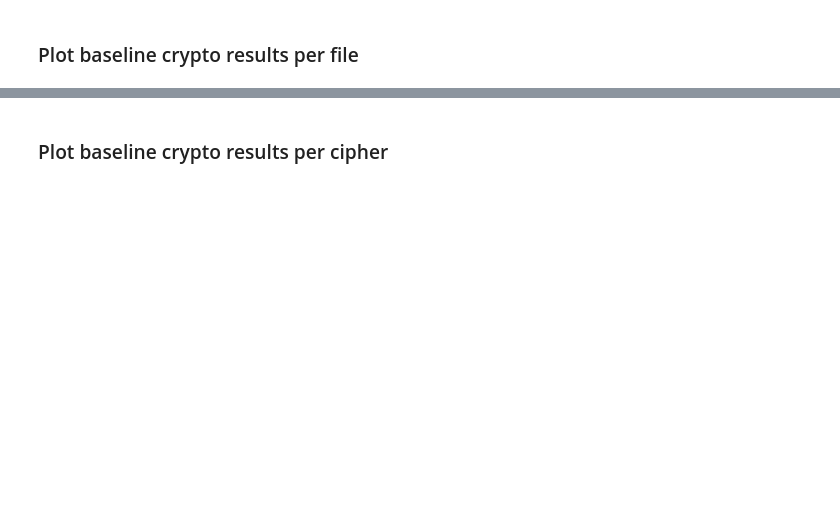
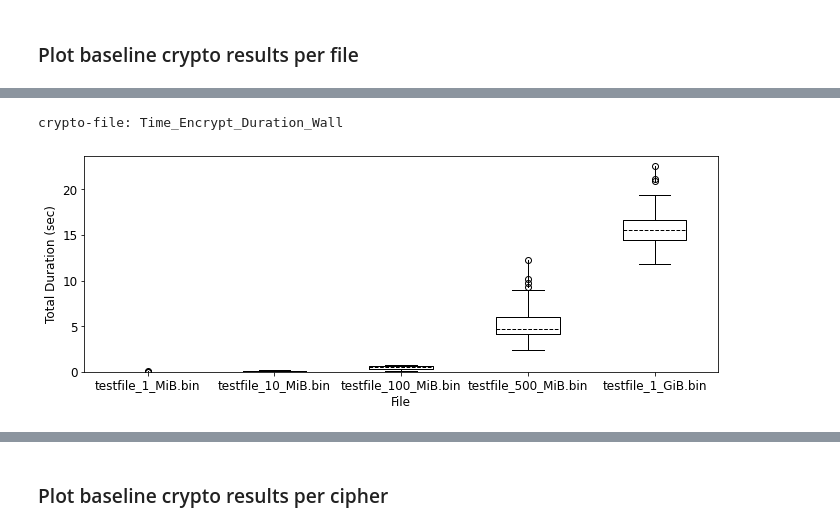
Before and after one commit to tiredcoder/jovian-colab, a Jupyter notebook: src/jupyter/notebook/Test.ipynb, the cells around one changed output, grey strips where cells are left out. Cells and saved outputs as stored; diff of their text form; code cells hidden in the pictures; blank space fills up the shorter version.

```diff
--- a/src/jupyter/notebook/Test.ipynb
+++ b/src/jupyter/notebook/Test.ipynb
@@ -373,5 +414,8 @@ widget.HBox(create_boxplots_file('crypto-file', crypto, 'Time_Total_Duration_Cpu
 # %%
 # Plot Time_Encrypt_Duration_Wall
-widget.HBox(create_boxplots_file('crypto-file', crypto, 'Time_Encrypt_Duration_Wall', config), layout=widget.Layout(flex_flow='row wrap'))
+create_boxplots_file('crypto-file', crypto, 'Time_Encrypt_Duration_Wall', config)
+# %% [output]
+crypto-file: Time_Encrypt_Duration_Wall
+[figure, added]
 # %%
 # Plot Time_Encrypt_Duration_Cpu
```
Also changed, not shown: parts of 57 cells of this notebook, 18 other files.
